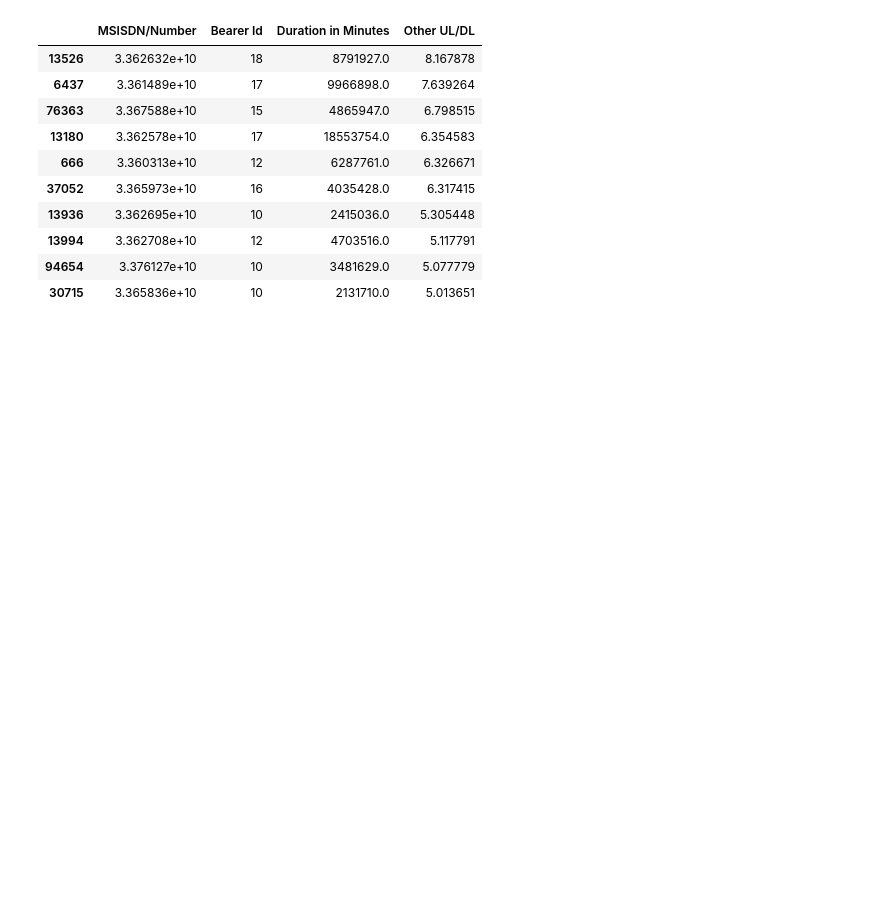
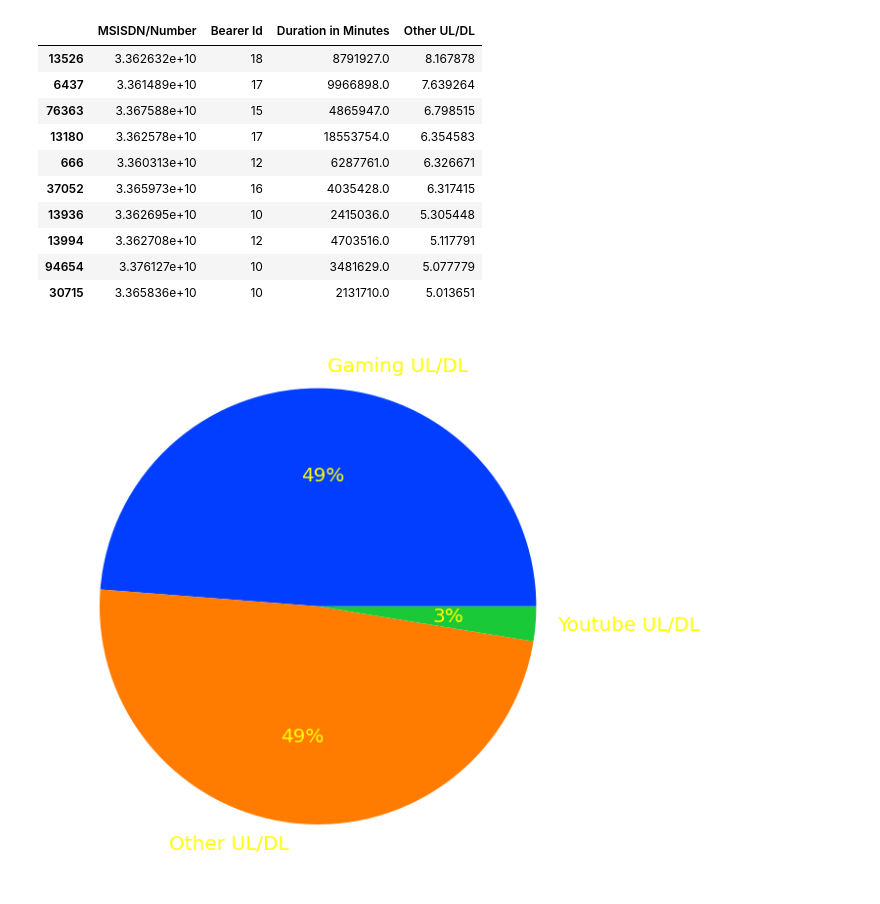
Before and after one commit to abeselomg/Telecom_user_analysis, a Jupyter notebook: notebooks/engagement-analysis.ipynb, the cells around one changed output. Saved outputs shown, nothing was run; the diff lists cells and outputs as text; code cells hidden in the pictures; blank space fills up the shorter version.

```diff
--- a/notebooks/engagement-analysis.ipynb
+++ b/notebooks/engagement-analysis.ipynb
@@ -358,3 +355,25 @@ df.sort_values(by="Other UL/DL",ascending=False)[
 | 13994 | 3.362708e+10 | 12 | 4703516.0 | 5.117791 |
 | 94654 | 3.376127e+10 | 10 | 3481629.0 | 5.077779 |
 | 30715 | 3.365836e+10 | 10 | 2131710.0 | 5.013651 |
+# %%
+sum_df=df[[ "Other UL/DL", "Social Media UL/DL", "Email UL/DL","Youtube UL/DL", "Netflix UL/DL","Gaming UL/DL","Google UL/DL"]]
+# %%
+sum=sum_df.sum(axis=0)
+df_app = pd.DataFrame(
+    {"Apps": sum.index, "Total Data": sum.values}
+)
+to_plot_df=df_app.sort_values(by='Total Data',ascending=False)[:3]
+# %%
+
+data = to_plot_df["Total Data"].tolist()
+labels = ["Gaming UL/DL", "Other UL/DL","Youtube UL/DL"]
+
+# define Seaborn color palette to use
+colors = sns.color_palette("bright")
+
+# create pie chart
+plt.figure(figsize=(10, 20))
+plt.pie(data, labels=labels, colors=colors,textprops = {"color": "yellow", "fontsize": 20}, autopct="%.0f%%")
+plt.show()
+# %% [output]
+[figure, added]
```
Also changed, not shown: parts of 4 cells of this notebook.
